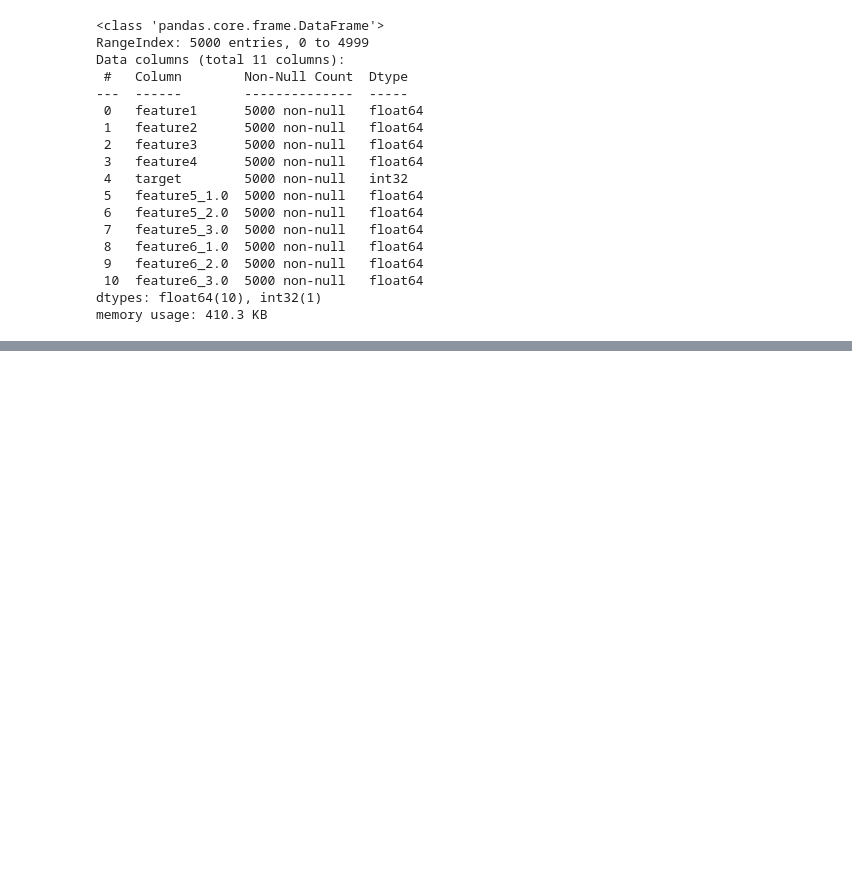
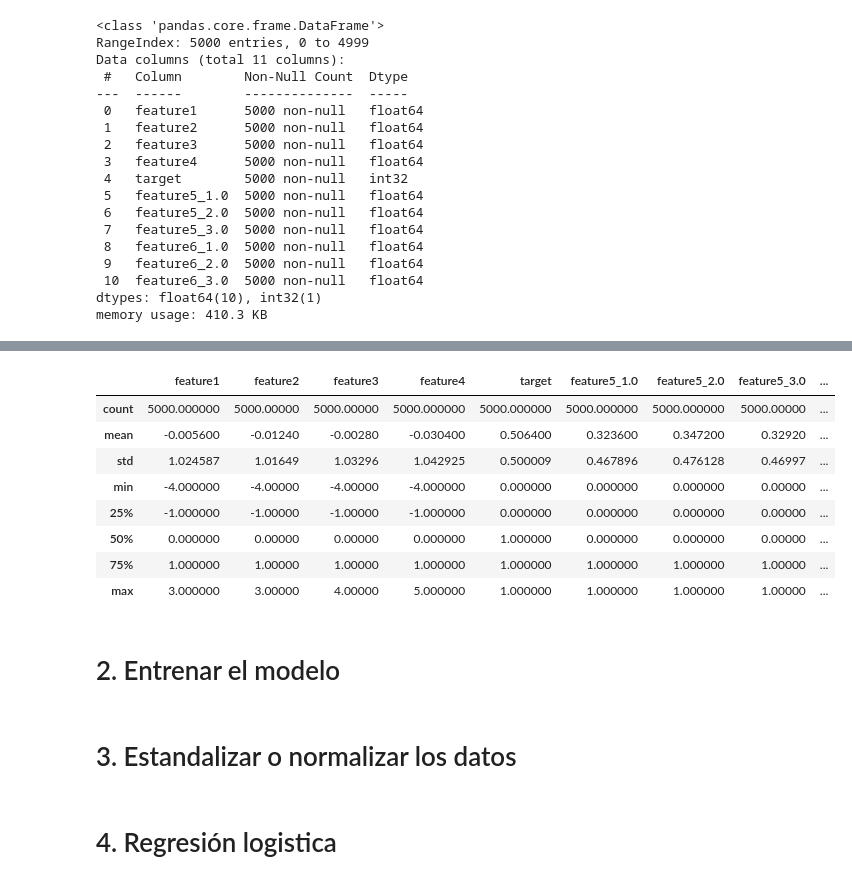
Before and after one commit to FrankRomeroT/H-bito, a Jupyter notebook: Dia 15/random.ipynb, the cells around one changed output, grey strips where cells are left out. Drawn from its saved outputs; the diff is of its cells as text; code cells hidden in the pictures; blank space fills up the shorter version.

```diff
--- a/Dia 15/random.ipynb
+++ b/Dia 15/random.ipynb
@@ -227,0 +232,14 @@ plt.show()
+# %%
+df2.describe()
+# %% [output]
+|  | feature1 | feature2 | feature3 | feature4 | target | feature5_1.0 | feature5_2.0 | feature5_3.0 | ... |
+| count | 5000.000000 | 5000.00000 | 5000.00000 | 5000.000000 | 5000.000000 | 5000.000000 | 5000.000000 | 5000.00000 | ... |
+| mean | -0.005600 | -0.01240 | -0.00280 | -0.030400 | 0.506400 | 0.323600 | 0.347200 | 0.32920 | ... |
+| std | 1.024587 | 1.01649 | 1.03296 | 1.042925 | 0.500009 | 0.467896 | 0.476128 | 0.46997 | ... |
+| min | -4.000000 | -4.00000 | -4.00000 | -4.000000 | 0.000000 | 0.000000 | 0.000000 | 0.00000 | ... |
+| 25% | -1.000000 | -1.00000 | -1.00000 | -1.000000 | 0.000000 | 0.000000 | 0.000000 | 0.00000 | ... |
+| 50% | 0.000000 | 0.00000 | 0.00000 | 0.000000 | 1.000000 | 0.000000 | 0.000000 | 0.00000 | ... |
+| 75% | 1.000000 | 1.00000 | 1.00000 | 1.000000 | 1.000000 | 1.000000 | 1.000000 | 1.00000 | ... |
+| max | 3.000000 | 3.00000 | 4.00000 | 5.000000 | 1.000000 | 1.000000 | 1.000000 | 1.00000 | ... |
+# %% [markdown]
+# 2. Entrenar el modelo
@@ -227,0 +252,2 @@ plt.show()
+# %% [markdown]
+# 3. Estandalizar o normalizar los datos
@@ -227,0 +260,2 @@ plt.show()
+# %% [markdown]
+# 4. Regresión logistica
```
Also changed, not shown: parts of 19 cells of this notebook, 1 other file.
